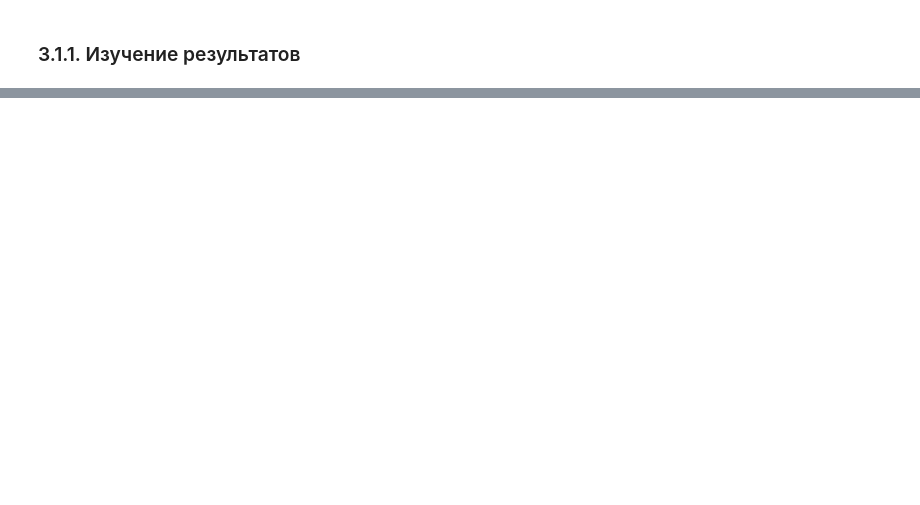
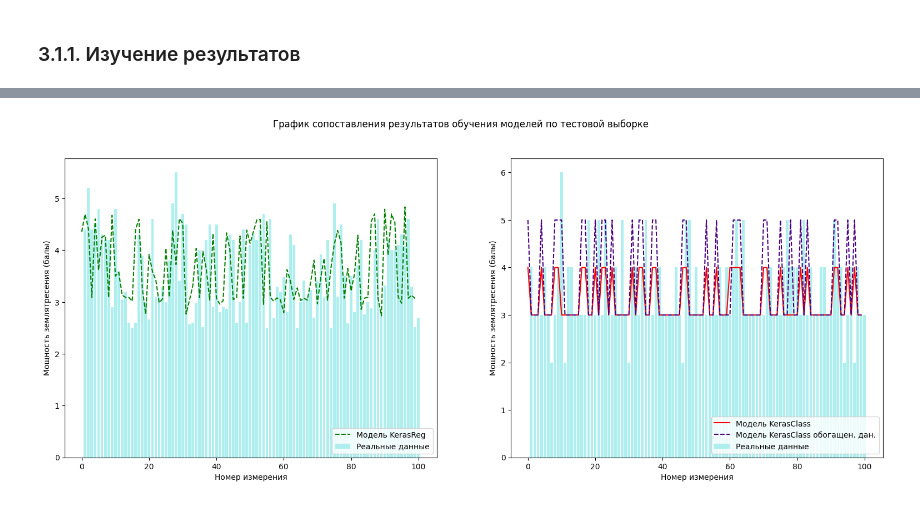
Before and after one commit to RomanZorkin/temblor, a Jupyter notebook: train_keras.ipynb, the cells around one changed output, grey strips where cells are left out. Drawn from its saved outputs; the diff is of its cells as text; code cells hidden in the pictures; blank space fills up the shorter version.

Commit message:
feature: implement keras notebook

```diff
--- a/train_keras.ipynb
+++ b/train_keras.ipynb
@@ -697,0 +730,14 @@ frame
+# %%
+def to_class(y_predict):
+    answer = []
+    for row in y_predict:
+        answer.append(np.argmax(row))
+
+    return np.array(answer)
+# %%
+y_reg = model_regr.predict(test_features)
+y_class = to_class(model_class.predict(test_class_features))
+y_class_enrich = to_class(model_class_enrich.predict(test_class_features))
+
+y_test = test_labels.to_numpy()
+y_test_class = test_labels_class.to_numpy()
@@ -697,0 +748,33 @@ frame
+# %%
+quake_slice = 100
+
+x_reg = np.arange(1, len(y_test),1)[:quake_slice]
+pic_y_reg = y_reg[:quake_slice]
+
+x_class = np.arange(1, len(y_test_class),1)[:quake_slice]
+pic_y_class = y_class[:quake_slice]
+pic_y_class_enrich = y_class_enrich[:quake_slice]
+# %%
+plt.figure(figsize=(19,7))
+plt.suptitle('График сопоставления результатов обучения моделей по тестовой выборке')
+
+
+plt.subplot(1,2,1)
+plt.bar(x_reg, y_test[:quake_slice],label='Реальные данные', color='#AFEEEE')
+plt.plot(pic_y_reg, '--', color='g', label='Модель KerasReg')
+plt.xlabel('Номер измерения')
+plt.ylabel('Мощность землятресения (балы)')
+plt.legend(loc='lower right')
+
+plt.subplot(1,2,2)
+plt.bar(x_class, y_test_class[:quake_slice],label='Реальные данные', color='#AFEEEE')
+plt.plot(pic_y_class, '-r', label='Модель KerasClass')
+plt.plot(pic_y_class_enrich, '--', color='#4B0082', label='Модель KerasClass обогащен. дан.')
+
+plt.xlabel('Номер измерения')
+plt.ylabel('Мощность землятресения (балы)')
+plt.legend(loc='lower right')
+
+plt.show()
+# %% [output]
+[figure, added]
```
Also changed, not shown: parts of 38 cells of this notebook, 2 other files.
